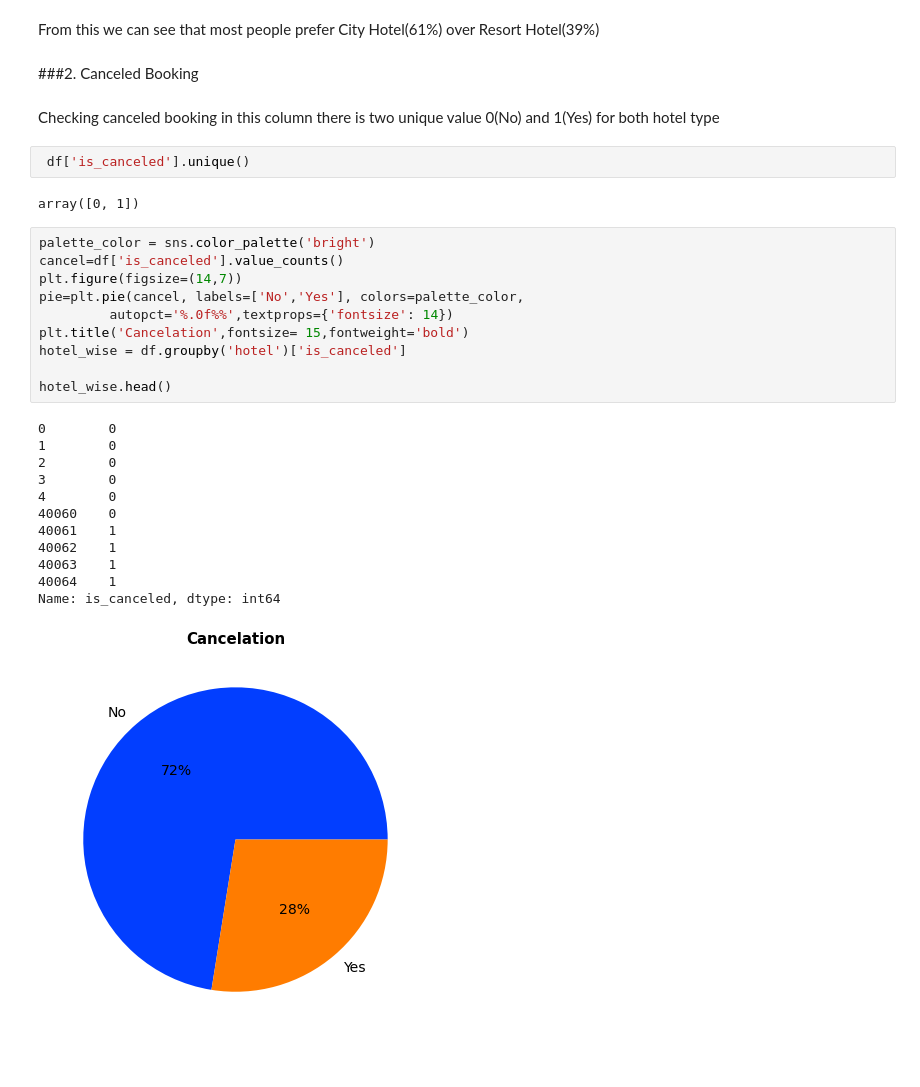
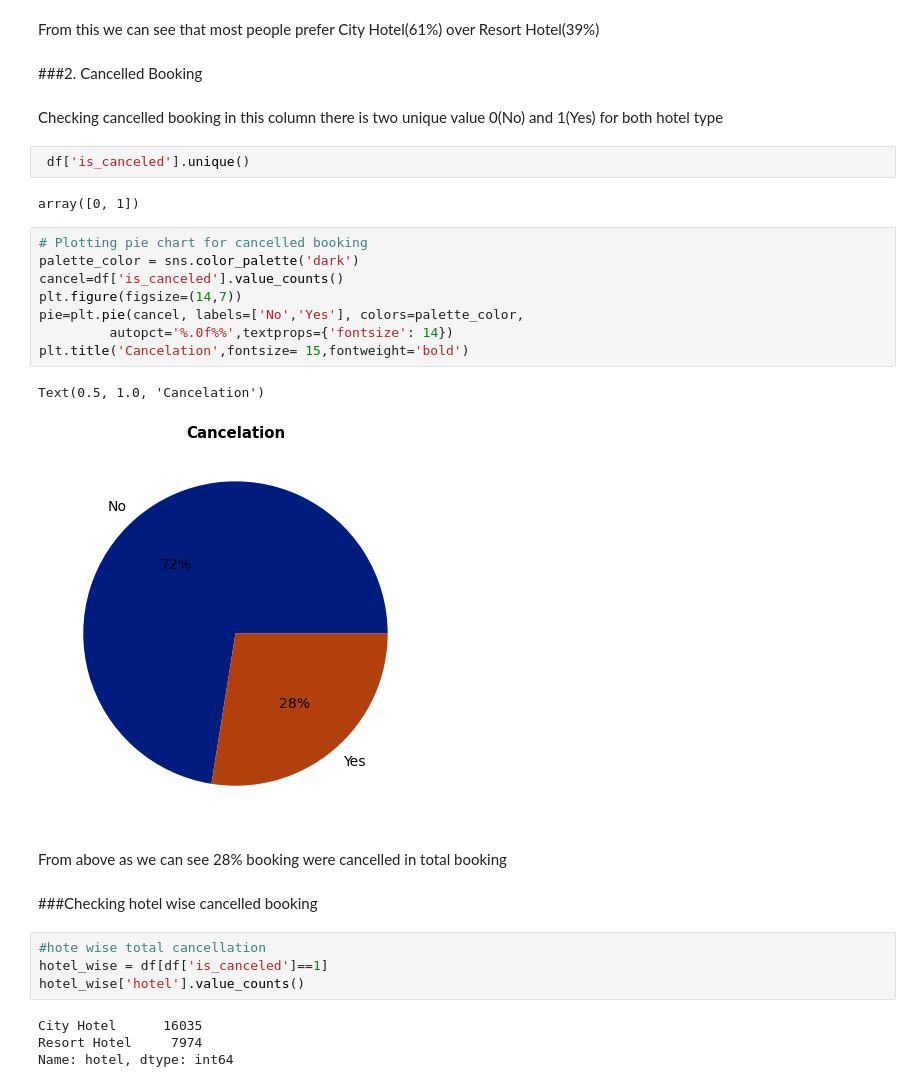
Before and after one commit to rafiddeshmukh/EDA-Hotel_Booking, a Jupyter notebook: Hotel_Booking_Analysis_Capstone_Project.ipynb, the cells around one changed output. Cells and saved outputs as stored; diff of their text form.

```diff
--- a/Hotel_Booking_Analysis_Capstone_Project.ipynb
+++ b/Hotel_Booking_Analysis_Capstone_Project.ipynb
@@ -236,33 +236,33 @@ Text(0.5, 1.0, 'Hotel')
 # %% [markdown]
 From this we can see that most people prefer City Hotel(61%) over Resort Hotel(39%)
 # %% [markdown]
-###2. Canceled Booking
+###2. Cancelled Booking
 # %% [markdown]
-Checking canceled booking in this column there is two unique value 0(No) and 1(Yes) for both hotel type
+Checking cancelled booking in this column there is two unique value 0(No) and 1(Yes) for both hotel type
 # %%
  df['is_canceled'].unique()
 # %% [output]
 array([0, 1])
 # %%
-palette_color = sns.color_palette('bright')
+# Plotting pie chart for cancelled booking
+palette_color = sns.color_palette('dark')
 cancel=df['is_canceled'].value_counts()
 plt.figure(figsize=(14,7))
 pie=plt.pie(cancel, labels=['No','Yes'], colors=palette_color,
          autopct='%.0f%%',textprops={'fontsize': 14})
 plt.title('Cancelation',fontsize= 15,fontweight='bold')
-hotel_wise = df.groupby('hotel')['is_canceled']
-
-hotel_wise.head()
 # %% [output]
-0        0
-1        0
-2        0
-3        0
-4        0
-40060    0
-40061    1
-40062    1
-40063    1
-40064    1
-Name: is_canceled, dtype: int64
+Text(0.5, 1.0, 'Cancelation')
-[figure, old version]
+[figure, new version]
+# %% [markdown]
+From above as we can see 28% booking were cancelled in total booking
+# %% [markdown]
+###Checking hotel wise cancelled booking
+# %%
+#hote wise total cancellation
+hotel_wise = df[df['is_canceled']==1]
+hotel_wise['hotel'].value_counts()
+# %% [output]
+City Hotel      16035
+Resort Hotel     7974
+Name: hotel, dtype: int64
```
Also changed, not shown: parts of 4 cells of this notebook.
